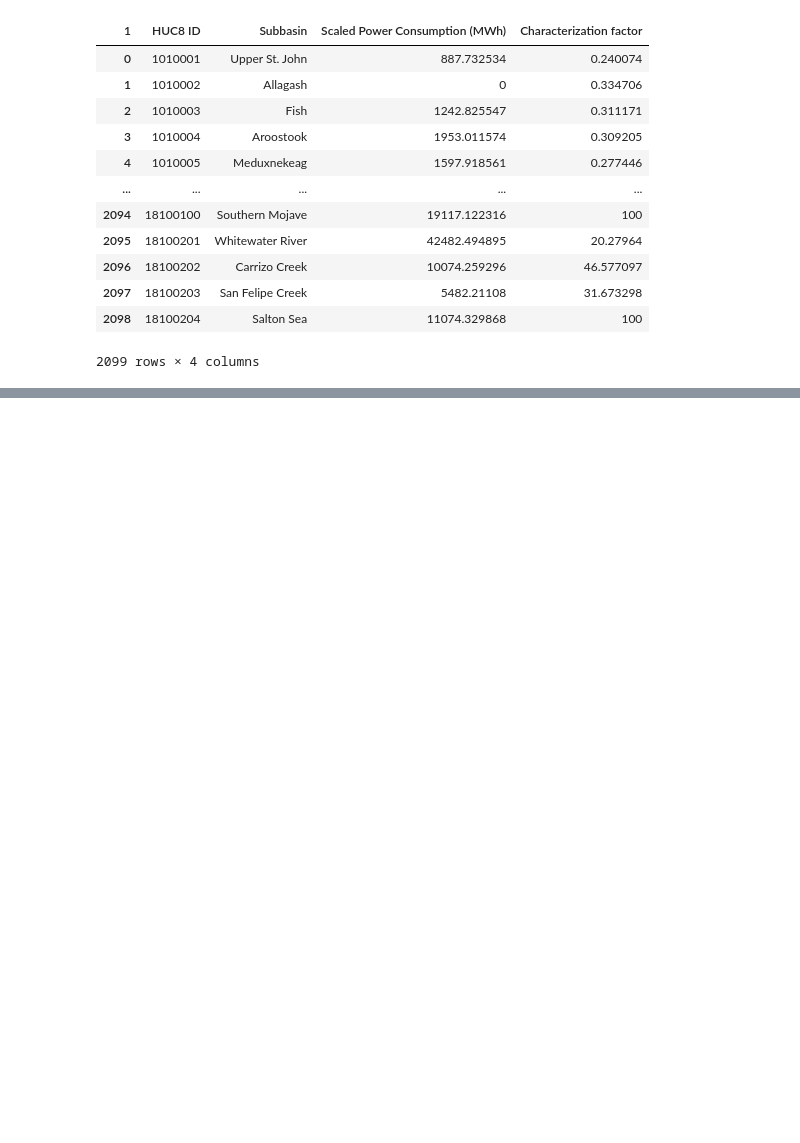
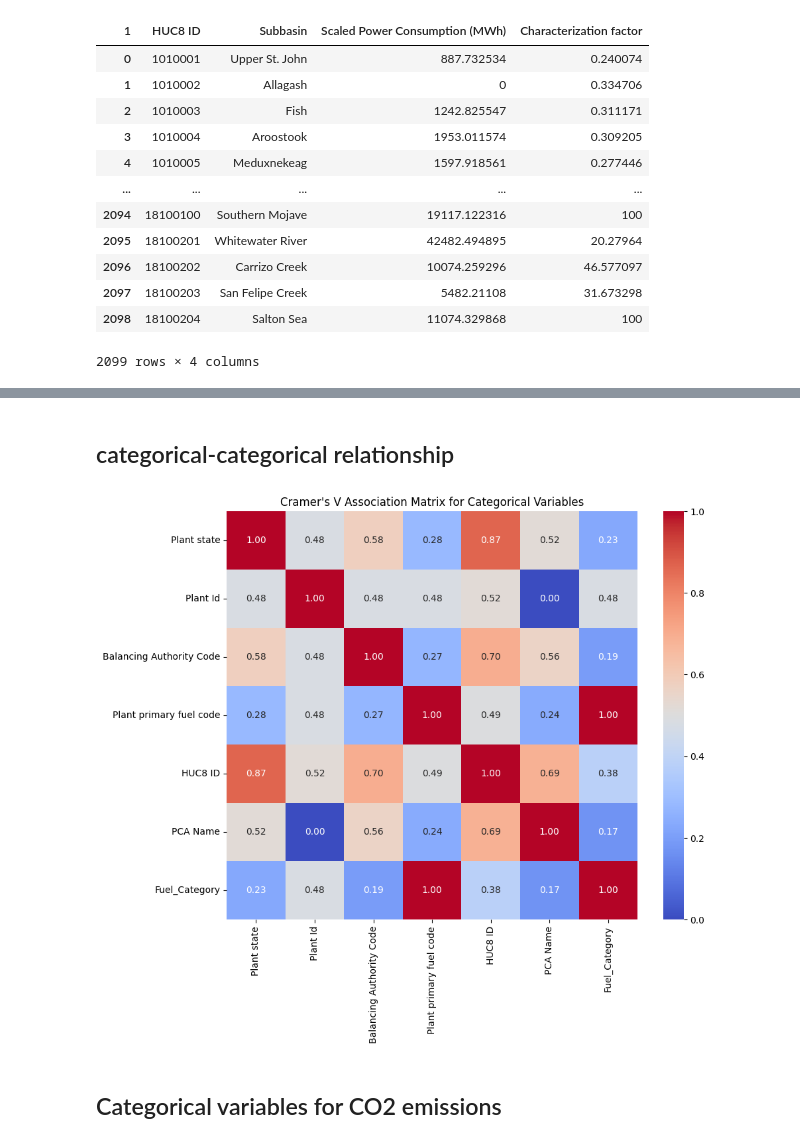
Before and after one commit to ChhaviDixit/ML-Climate, a Jupyter notebook: src/Data_Center_Sustainability_Score.ipynb, the cells around one changed output, grey strips where cells are left out. Cells and saved outputs as stored; diff of their text form; code cells hidden in the pictures; blank space fills up the shorter version.

```diff
--- a/src/Data_Center_Sustainability_Score.ipynb
+++ b/src/Data_Center_Sustainability_Score.ipynb
@@ -167,0 +338,35 @@ print(dfCarbon)
+# %% [markdown]
+## categorical-categorical relationship
+# %%
+# categorical-categorical relationship
+
+
+def cramers_v(x, y):
+    confusion_matrix = pd.crosstab(x, y)
+    chi2 = chi2_contingency(confusion_matrix)[0]
+    n = confusion_matrix.sum().sum()
+    phi2 = chi2 / n
+    r, k = confusion_matrix.shape
+    phi2corr = max(0, phi2 - ((k-1)*(r-1))/(n-1))
+    rcorr = r - ((r-1)**2)/(n-1)
+    kcorr = k - ((k-1)**2)/(n-1)
+    return np.sqrt(phi2corr / min((kcorr-1), (rcorr-1)))
+
+# Initialize association matrix
+assoc_matrix = pd.DataFrame(np.zeros((len(categorical_cols), len(categorical_cols))),
+                            index=categorical_cols, columns=categorical_cols)
+
+# Fill matrix with Cramer's V values
+for i in categorical_cols:
+    for j in categorical_cols:
+        assoc_matrix.loc[i, j] = cramers_v(df1_2_4_5[i], df1_2_4_5[j])
+
+# Plot heatmap
+plt.figure(figsize=(10, 8))
+sns.heatmap(assoc_matrix, annot=True, cmap='coolwarm', fmt=".2f")
+plt.title("Cramer's V Association Matrix for Categorical Variables")
+plt.show()
+# %% [output]
+[figure, added]
+# %% [markdown]
+## Categorical variables for CO2 emissions
```
Also changed, not shown: parts of 109 cells of this notebook.
